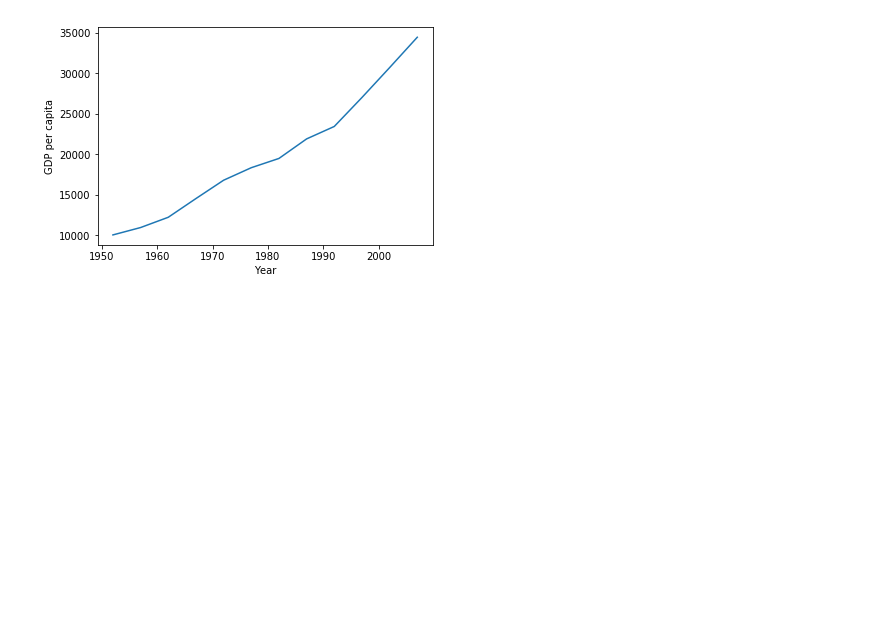
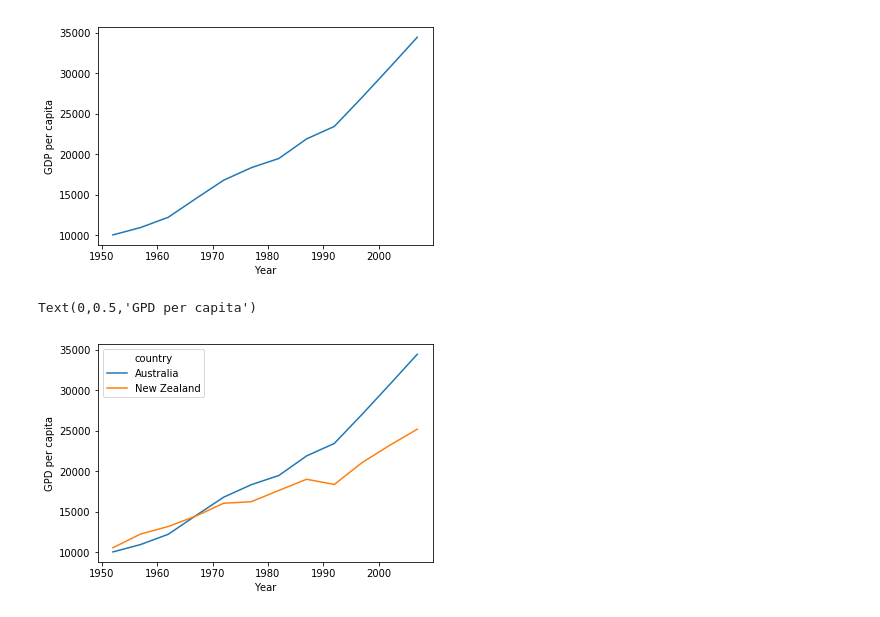
Before and after one commit to ffeli2098/Python-Day2, a Jupyter notebook: code/Day2_code.ipynb, the cells around one changed output. Drawn from its saved outputs; the diff is of its cells as text; code cells hidden in the pictures; blank space fills up the shorter version.

```diff
--- a/code/Day2_code.ipynb
+++ b/code/Day2_code.ipynb
@@ -118,3 +118,10 @@ plt.ylabel('GDP per capita')
 # %% [output]
 Text(0,0.5,'GDP per capita')
 [figure]
+# %%
+data_oc.T.plot()
+plt.xlabel('Year')
+plt.ylabel('GPD per capita')
+# %% [output]
+Text(0,0.5,'GPD per capita')
+[figure, added]
```
Also changed, not shown: parts of 11 cells of this notebook, 1 other file.
